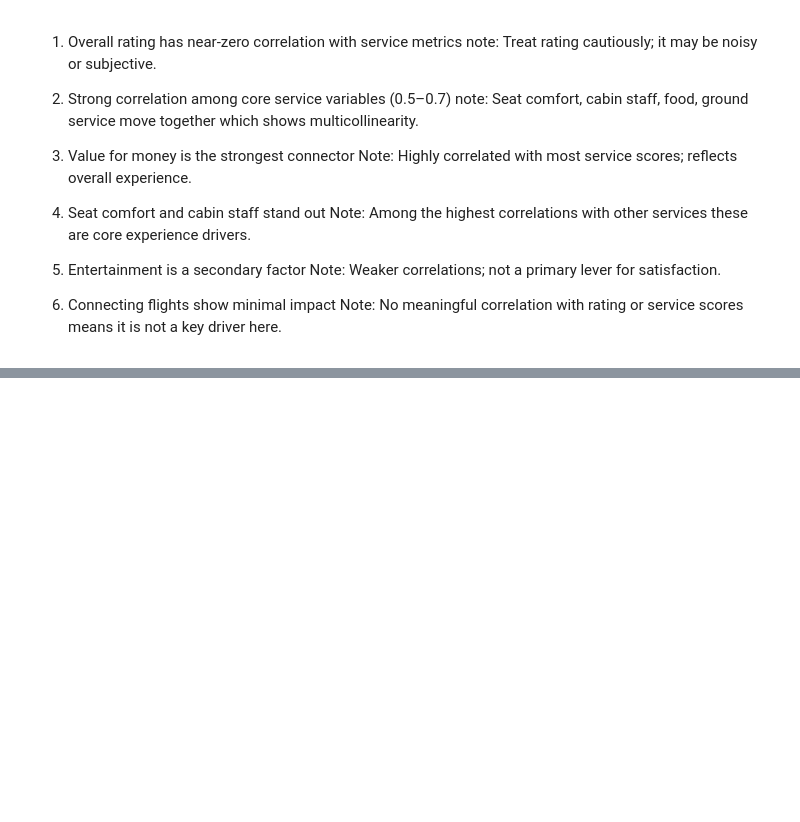
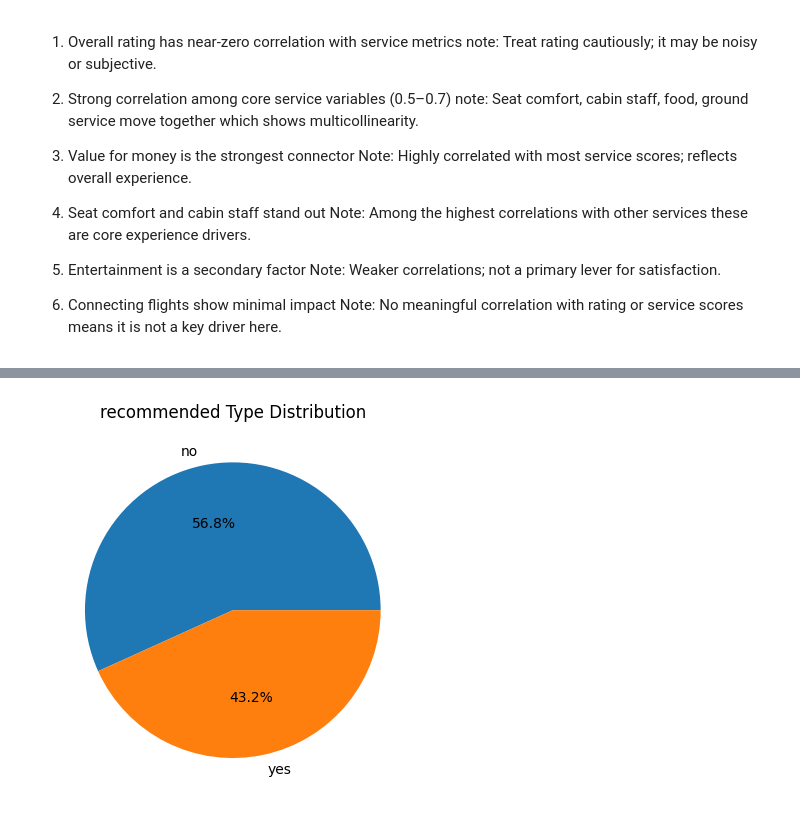
Before and after one commit to PARADOXop/Portfolio_BA, a Jupyter notebook: cleaning.ipynb, the cells around one changed output, grey strips where cells are left out. Saved outputs shown, nothing was run; the diff lists cells and outputs as text; code cells hidden in the pictures; blank space fills up the shorter version.

```diff
--- a/cleaning.ipynb
+++ b/cleaning.ipynb
@@ -252,0 +283,12 @@ ba_df.to_csv('./dataset/new_reviews.csv', index=False)
+# %%
+x = ba_df['recommended'].value_counts()
+
+plt.pie(
+    x.values,
+    labels=x.index,
+    autopct='%1.1f%%'
+)
+plt.title('recommended Type Distribution')
+plt.show()
+# %% [output]
+[figure, added]
```
Also changed, not shown: parts of 5 cells of this notebook, 1 other file.
